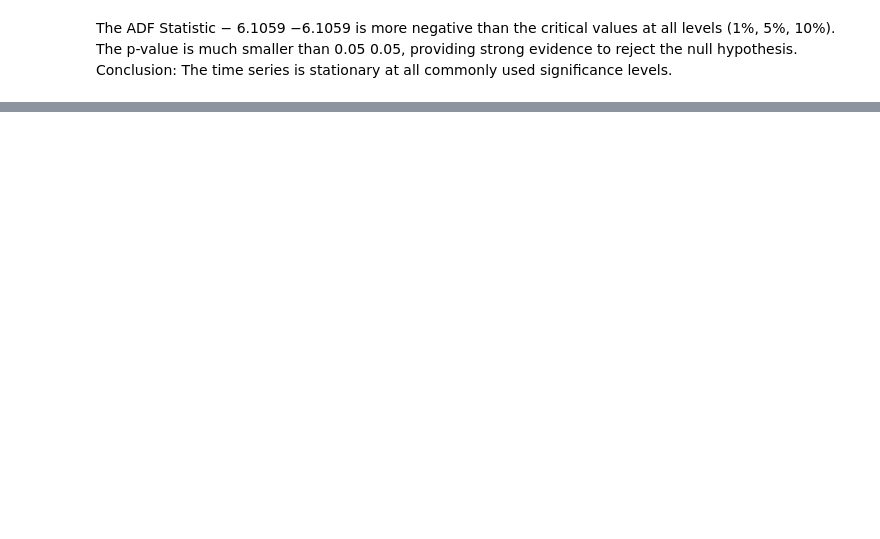
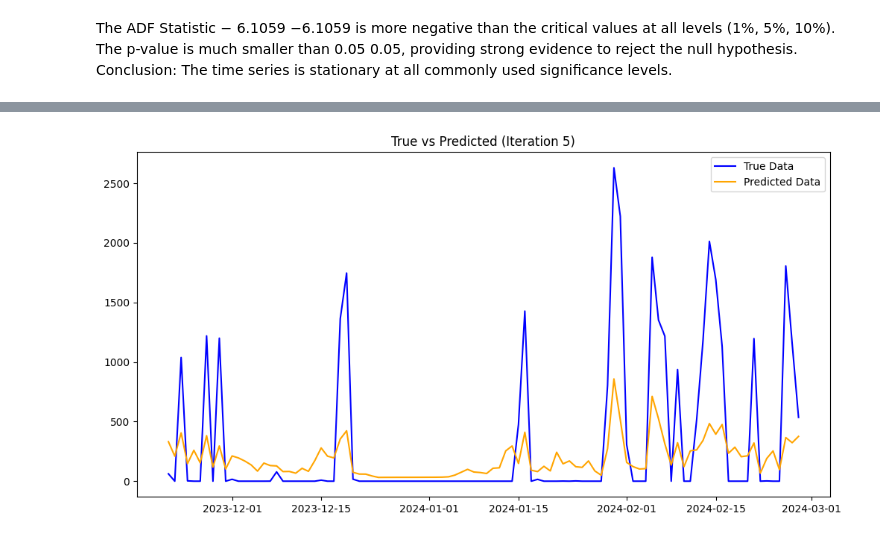
Before and after one commit to GregoryRickenmann/DSF-Project, a Jupyter notebook: project.ipynb, the cells around one changed output, grey strips where cells are left out. Cells and saved outputs as stored; diff of their text form; code cells hidden in the pictures; blank space fills up the shorter version.

Commit message:
Commit ARIMA

```diff
--- a/project.ipynb
+++ b/project.ipynb
@@ -228,0 +138,79 @@ print(comparison_df)
+# %%
+import numpy as np
+import pandas as pd
+import statsmodels.api as sm
+from statsmodels.tsa.arima.model import ARIMA
+from sklearn.metrics import mean_squared_error
+from sklearn.model_selection import TimeSeriesSplit
+import matplotlib.pyplot as plt
+
+# --- 1. Daten laden ---
+# already loaded
+
+# --- 2. Saisonalität und Trend extrahieren ---
+# Additive Dekomposition
+# decomposition = sm.tsa.seasonal_decompose(daily_data, model='additive', period=365, extrapolate_trend='freq')
+# trend = decomposition.trend
+# seasonal = decomposition.seasonal
+
+# --- 3. ARIMA-Parameter ---
+p, d, q = 1, 1, 1
+
+# --- 4. Rolling Cross-Validation ---
+n_splits = 5
+test_size = 100
+tscv = TimeSeriesSplit(n_splits=n_splits, test_size=test_size)
+errors = []
+
+# Rolling Cross-Validation Loop
+for i, (train_index, test_index) in enumerate(tscv.split(daily_data)):
+    # Split train and test sets
+    train, test = daily_data.iloc[train_index], daily_data.iloc[test_index]
+
+    # Extract trend and seasonality for train/test sets
+    trend_train, trend_test = trend.iloc[train_index], trend.iloc[test_index]
+    seasonal_train, seasonal_test = seasonal.iloc[train_index], seasonal.iloc[test_index]
+
+    # Detrend and deseasonalize the training data
+    train_residual = train - trend_train - seasonal_train
+
+    # Standardize the detrended training data
+    train_mean, train_std = train_residual.mean(), train_residual.std()
+    train_standardized = (train_residual - train_mean) / train_std
+
+    # Standardize the test set based on training statistics
+    test_residual = test - trend_test - seasonal_test
+    test_standardized = (test_residual - train_mean) / train_std
+
+    # Fit ARIMA model on the standardized residuals
+    model = ARIMA(train_standardized, order=(p, d, q))
+    model_fit = model.fit()
+
+    # Forecast standardized residuals for the test period
+    forecast_standardized = model_fit.forecast(steps=len(test_standardized))
+
+    # Revert standardization
+    forecast_residual = forecast_standardized * train_std + train_mean
+
+    # Re-add trend and seasonal components to get final predictions
+    final_forecast = forecast_residual + trend_test + seasonal_test
+
+    # Calculate mean squared error (MSE)
+    forecast_error = mean_squared_error(test, final_forecast)
+    errors.append(forecast_error)
+
+    # Print MSE for this iteration
+    print(f"Iteration {i+1}, Forecasting Error (MSE): {forecast_error:.4f}")
+
+    # Plot actual vs predicted for the last iteration
+    if i == n_splits - 1:  # Plot for the final fold
+        plt.figure(figsize=(12, 6))
+        plt.plot(test.index, test, label='True Data', color='blue')
+        plt.plot(test.index, final_forecast, label='Predicted Data', color='orange')
+        plt.title(f"True vs Predicted (Iteration {i+1})")
+        plt.legend()
+        plt.show()
+
+# --- 5. Finale Zusammenfassung ---
+print(f"\nAverage Forecasting Error (MSE): {np.mean(errors):.4f}")
+# %% [output]
@@ -228,0 +222 @@ print(comparison_df)
+[figure, added]
```
Also changed, not shown: parts of 9 cells of this notebook.
